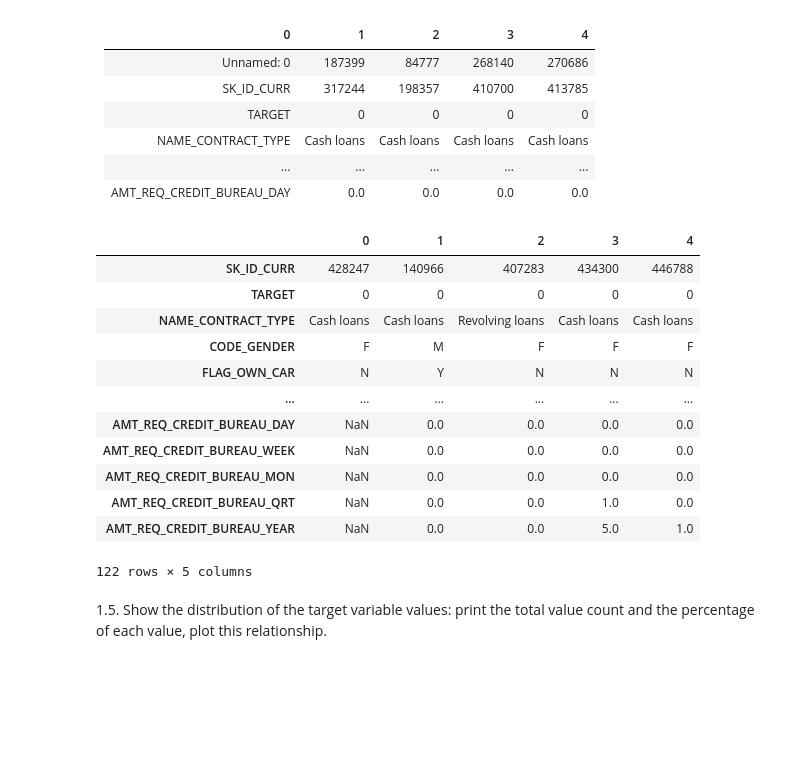
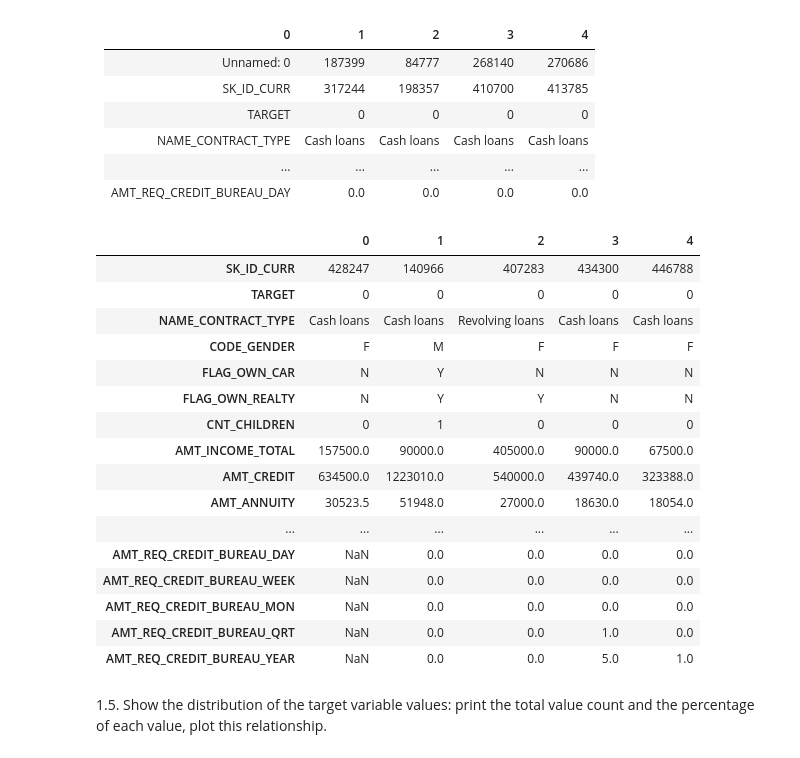
Before and after one commit to bapilco/Project2, a Jupyter notebook: AnyoneAI - Sprint Project 02.ipynb, the cells around one changed output. Drawn from its saved outputs; the diff is of its cells as text; code cells hidden in the pictures; blank space fills up the shorter version.

```diff
--- a/AnyoneAI - Sprint Project 02.ipynb
+++ b/AnyoneAI - Sprint Project 02.ipynb
@@ -136,21 +127,27 @@ NAME_CONTRACT_TYPE|Cash loans|Cash loans|Cash loans|Cash loans|Cash loans
 AMT_REQ_CREDIT_BUREAU_DAY|0.0|0.0|0.0|0.0|0.0
 # %%
 ### TODO Complete in this cell: show first 5 records in a transposed table
+pd.set_option('display.max_rows', None)
+pd.set_option('display.max_columns', None)
 train_df.head().T
 # %% [output]
 |  | 0 | 1 | 2 | 3 | 4 |
 | SK_ID_CURR | 428247 | 140966 | 407283 | 434300 | 446788 |
 | TARGET | 0 | 0 | 0 | 0 | 0 |
 | NAME_CONTRACT_TYPE | Cash loans | Cash loans | Revolving loans | Cash loans | Cash loans |
 | CODE_GENDER | F | M | F | F | F |
 | FLAG_OWN_CAR | N | Y | N | N | N |
+| FLAG_OWN_REALTY | N | Y | Y | N | N |
+| CNT_CHILDREN | 0 | 1 | 0 | 0 | 0 |
+| AMT_INCOME_TOTAL | 157500.0 | 90000.0 | 405000.0 | 90000.0 | 67500.0 |
+| AMT_CREDIT | 634500.0 | 1223010.0 | 540000.0 | 439740.0 | 323388.0 |
+| AMT_ANNUITY | 30523.5 | 51948.0 | 27000.0 | 18630.0 | 18054.0 |
 | ... | ... | ... | ... | ... | ... |
 | AMT_REQ_CREDIT_BUREAU_DAY | NaN | 0.0 | 0.0 | 0.0 | 0.0 |
 | AMT_REQ_CREDIT_BUREAU_WEEK | NaN | 0.0 | 0.0 | 0.0 | 0.0 |
 | AMT_REQ_CREDIT_BUREAU_MON | NaN | 0.0 | 0.0 | 0.0 | 0.0 |
 | AMT_REQ_CREDIT_BUREAU_QRT | NaN | 0.0 | 0.0 | 1.0 | 0.0 |
 | AMT_REQ_CREDIT_BUREAU_YEAR | NaN | 0.0 | 0.0 | 5.0 | 1.0 |
-122 rows × 5 columns
 # %% [markdown]
 1.5. Show the distribution of the target variable values: print the total value count and the percentage of each value, plot this relationship.
 # %%
```
Also changed, not shown: parts of 14 cells of this notebook, 1 other file.
